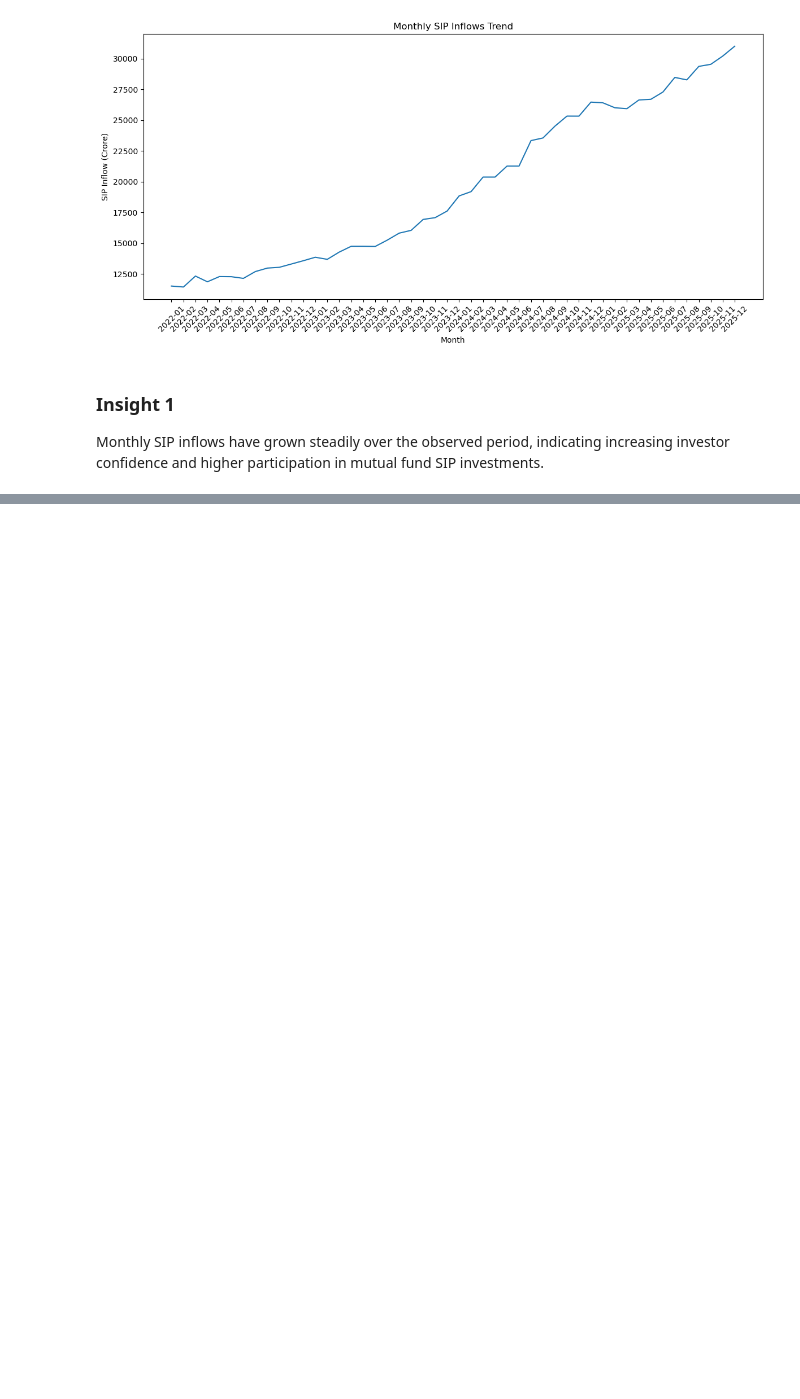
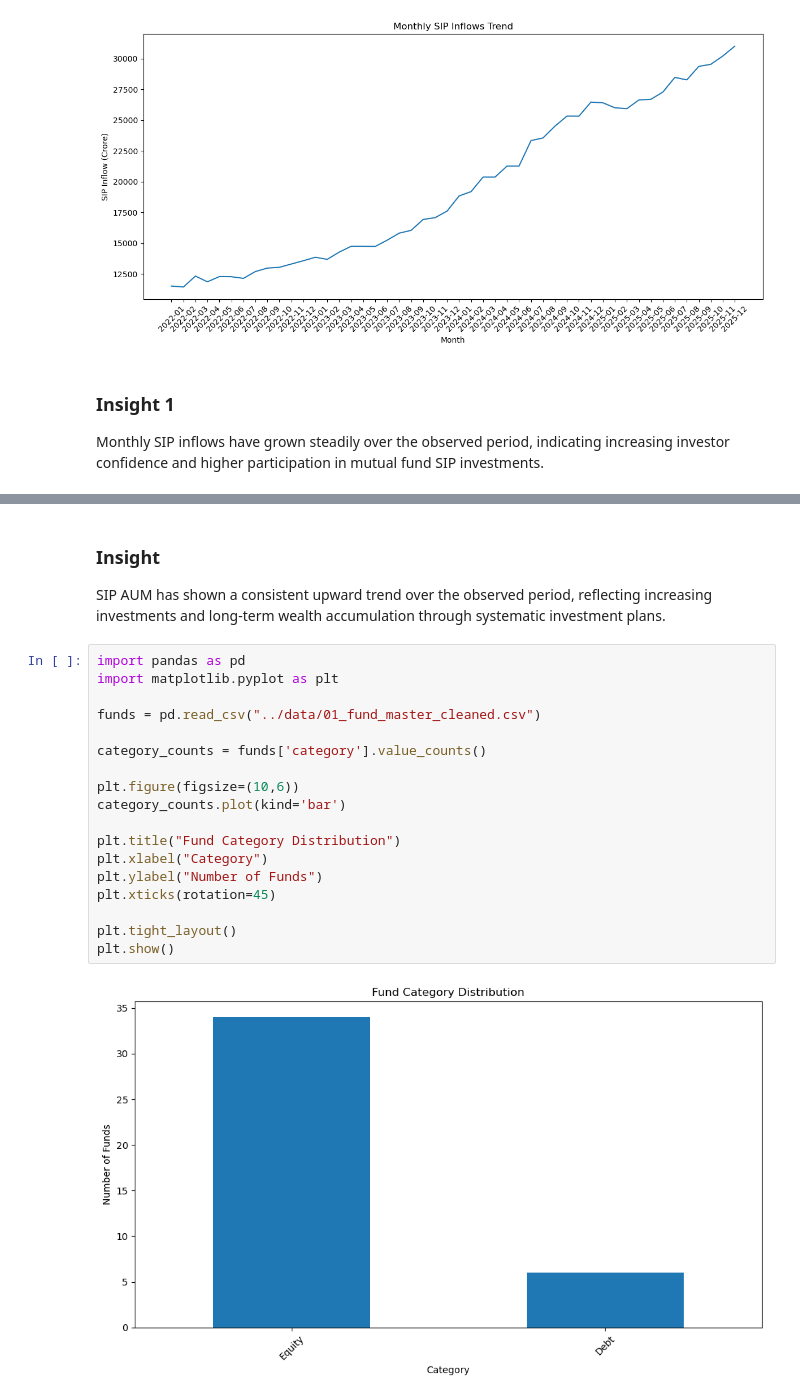
Before and after one commit to yaswathyash3116/fintech-data-analyst-capstone, a Jupyter notebook: notebook/03_EDA.ipynb, the cells around one changed output, grey strips where cells are left out. Saved outputs shown, nothing was run; the diff lists cells and outputs as text; blank space fills up the shorter version.

```diff
--- a/notebook/03_EDA.ipynb
+++ b/notebook/03_EDA.ipynb
@@ -30,0 +102,24 @@ Monthly SIP inflows have grown steadily over the observed period, indicating inc
+# %% [markdown]
+### Insight
+
+SIP AUM has shown a consistent upward trend over the observed period, reflecting increasing investments and long-term wealth accumulation through systematic investment plans.
+# %%
+import pandas as pd
+import matplotlib.pyplot as plt
+
+funds = pd.read_csv("../data/01_fund_master_cleaned.csv")
+
+category_counts = funds['category'].value_counts()
+
+plt.figure(figsize=(10,6))
+category_counts.plot(kind='bar')
+
+plt.title("Fund Category Distribution")
+plt.xlabel("Category")
+plt.ylabel("Number of Funds")
+plt.xticks(rotation=45)
+
+plt.tight_layout()
+plt.show()
+# %% [output]
+[figure, added]
```
Also changed, not shown: parts of 11 cells of this notebook.
